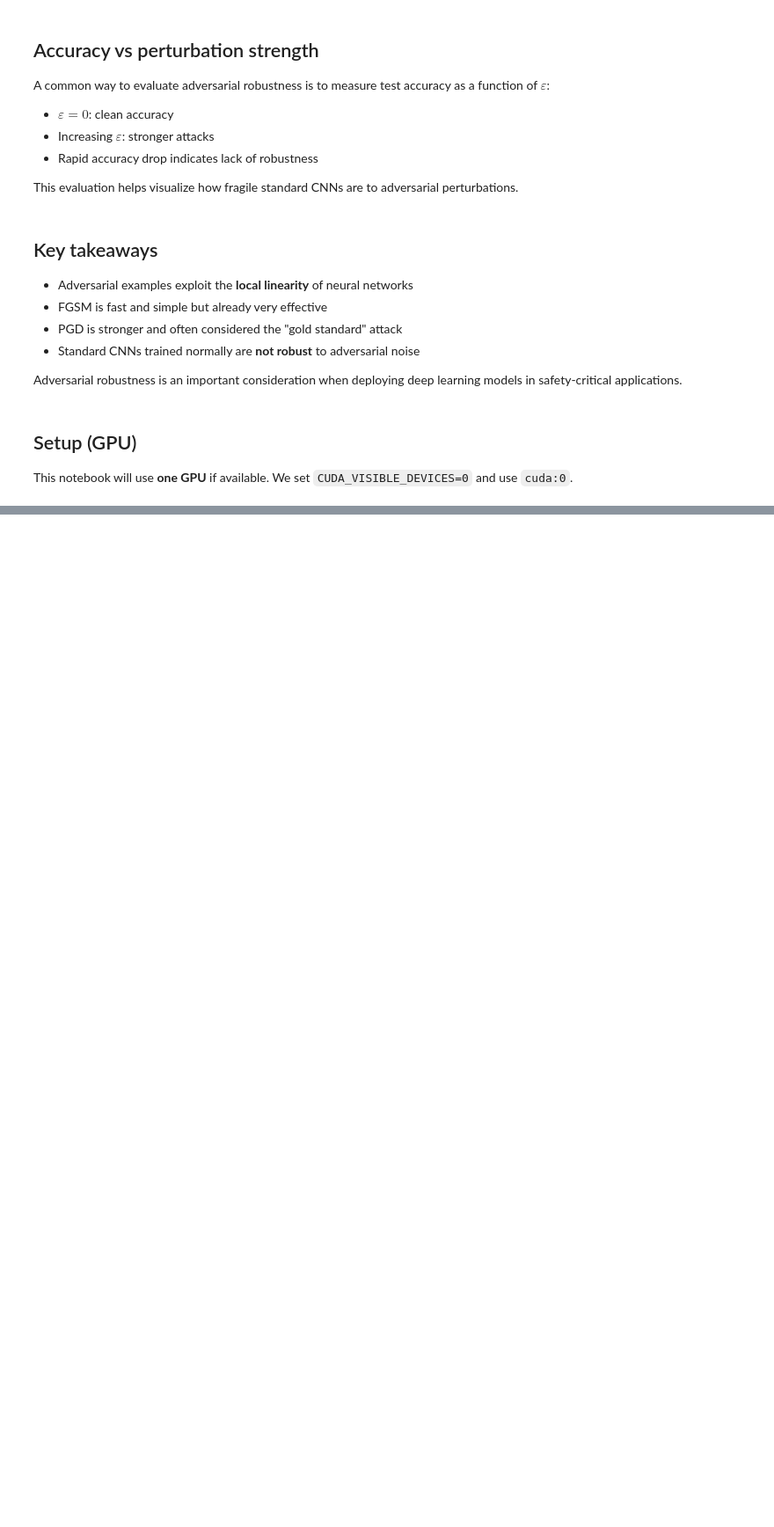
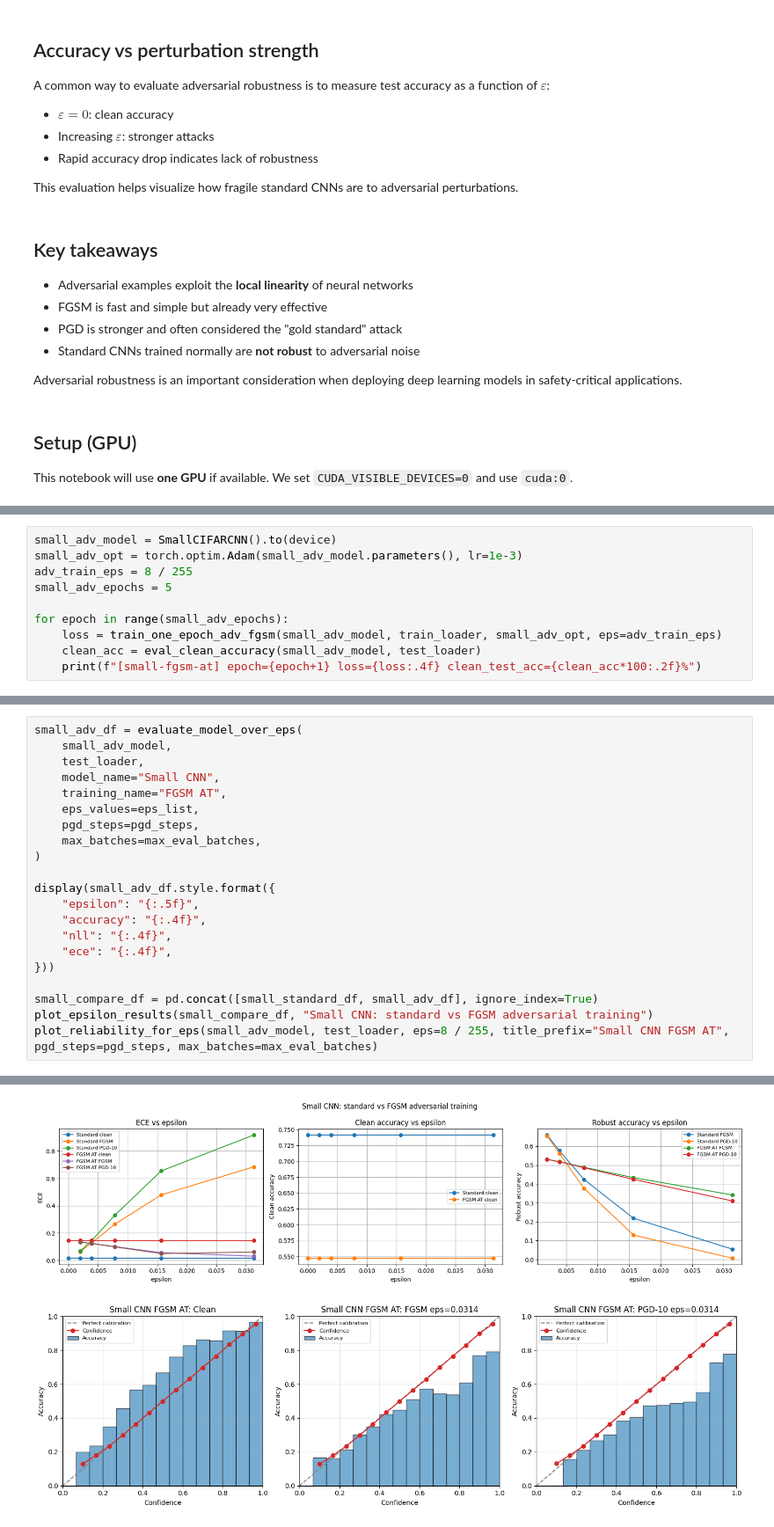
Before and after one commit to ading125/neural-networks, a Jupyter notebook: adv_attacks_clean_gpu_v2 (1).ipynb, the cells around one changed output, grey strips where cells are left out. Shown at 88% size. Cells and saved outputs as stored; diff of their text form; blank space fills up the shorter version.

```diff
--- a/adv_attacks_clean_gpu_v2 (1).ipynb
+++ b/adv_attacks_clean_gpu_v2 (1).ipynb
@@ -1814,0 +688,10 @@ plt.show()
+# %%
+small_adv_model = SmallCIFARCNN().to(device)
+small_adv_opt = torch.optim.Adam(small_adv_model.parameters(), lr=1e-3)
+adv_train_eps = 8 / 255
+small_adv_epochs = 5
+
+for epoch in range(small_adv_epochs):
+    loss = train_one_epoch_adv_fgsm(small_adv_model, train_loader, small_adv_opt, eps=adv_train_eps)
+    clean_acc = eval_clean_accuracy(small_adv_model, test_loader)
+    print(f"[small-fgsm-at] epoch={epoch+1} loss={loss:.4f} clean_test_acc={clean_acc*100:.2f}%")
@@ -1814,0 +708,22 @@ plt.show()
+# %%
+small_adv_df = evaluate_model_over_eps(
+    small_adv_model,
+    test_loader,
+    model_name="Small CNN",
+    training_name="FGSM AT",
+    eps_values=eps_list,
+    pgd_steps=pgd_steps,
+    max_batches=max_eval_batches,
+)
+
+display(small_adv_df.style.format({
+    "epsilon": "{:.5f}",
+    "accuracy": "{:.4f}",
+    "nll": "{:.4f}",
+    "ece": "{:.4f}",
+}))
+
+small_compare_df = pd.concat([small_standard_df, small_adv_df], ignore_index=True)
+plot_epsilon_results(small_compare_df, "Small CNN: standard vs FGSM adversarial training")
+plot_reliability_for_eps(small_adv_model, test_loader, eps=8 / 255, title_prefix="Small CNN FGSM AT", pgd_steps=pgd_steps, max_batches=max_eval_batches)
+# %% [output]
@@ -1814,0 +747,2 @@ plt.show()
+[figure, added]
+[figure, added]
```
Also changed, not shown: parts of 88 cells of this notebook, 2 other files.
